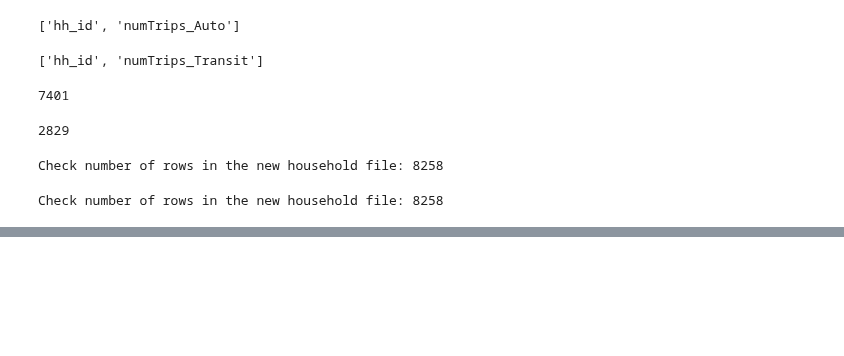
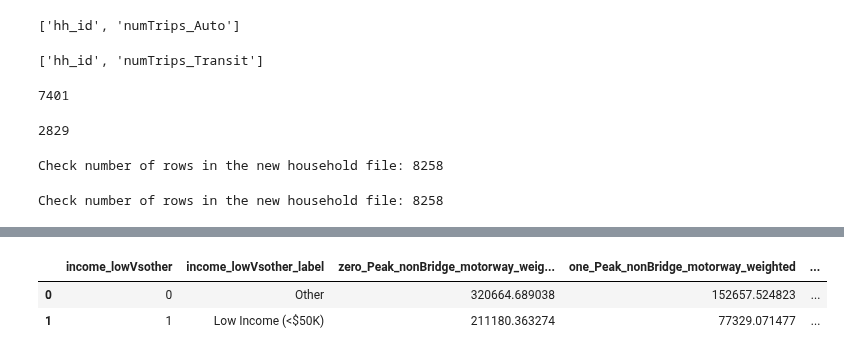
Before and after one commit to BayAreaMetro/Travel-Diary-Surveys, a Jupyter notebook: BATS-2023/Requests/Calc_percent_hh_made_no_motorway_trips.ipynb, the cells around one changed output, grey strips where cells are left out. Cells and saved outputs as stored; diff of their text form; code cells hidden in the pictures; blank space fills up the shorter version.

```diff
--- a/BATS-2023/Requests/Calc_percent_hh_made_no_motorway_trips.ipynb
+++ b/BATS-2023/Requests/Calc_percent_hh_made_no_motorway_trips.ipynb
@@ -427,0 +466,36 @@ See the caveats in the documentation: https://pandas.pydata.org/pandas-docs/stab
+# %%
+# combine the two lowest income groups
+new_hh_df["income_lowVsother"] = 0
+new_hh_df.loc[new_hh_df["income_broad"].isin([1, 2]), "income_lowVsother"] = 1
+
+new_hh_df["income_lowVsother_label"] = new_hh_df["income_lowVsother"].map({
+    1: "Low Income (<$50K)",
+    0: "Other"
+})
+
+# Group and aggregate
+output_df = new_hh_df.groupby(["income_lowVsother", "income_lowVsother_label"], as_index=False).agg({
+    "zero_Peak_nonBridge_motorway_weighted": "sum",
+    "one_Peak_nonBridge_motorway_weighted": "sum",
+    "TwoOrMore_Peak_nonBridge_motorway_weighted": "sum",
+    "zero_nonBridge_motorway_weighted": "sum",
+    "zero_auto_inRegion_weighted"   : "sum",
+    "zero_auto_weighted"   : "sum",
+    "zero_transit_weighted": "sum",
+    "hh_weight_rmove_only" : "sum"
+})
+
+# Add percent column
+output_df["pct_zero_Peak_nonBridge_motorway"] = output_df["zero_Peak_nonBridge_motorway_weighted"] / output_df["hh_weight_rmove_only"]
+output_df["pct_one_Peak_nonBridge_motorway"] = output_df["one_Peak_nonBridge_motorway_weighted"] / output_df["hh_weight_rmove_only"]
+output_df["pct_TwoOrMore_Peak_nonBridge_motorway"] = output_df["TwoOrMore_Peak_nonBridge_motorway_weighted"] / output_df["hh_weight_rmove_only"]
+output_df["pct_zero_nonBridge_motorway"]      = output_df["zero_nonBridge_motorway_weighted"] / output_df["hh_weight_rmove_only"]
+output_df["pct_zero_auto_inRegion"] = output_df["zero_auto_inRegion_weighted"] / output_df["hh_weight_rmove_only"]
+output_df["pct_zero_auto"] = output_df["zero_auto_weighted"] / output_df["hh_weight_rmove_only"]
+output_df["pct_zero_transit"] = output_df["zero_transit_weighted"] / output_df["hh_weight_rmove_only"]
+
+output_df
+# %% [output]
+|  | income_lowVsother | income_lowVsother_label | zero_Peak_nonBridge_motorway_weig... | one_Peak_nonBridge_motorway_weighted | ... |
+| 0 | 0 | Other | 320664.689038 | 152657.524823 | ... |
+| 1 | 1 | Low Income (<$50K) | 211180.363274 | 77329.071477 | ... |
```
Also changed, not shown: parts of 6 cells of this notebook.
